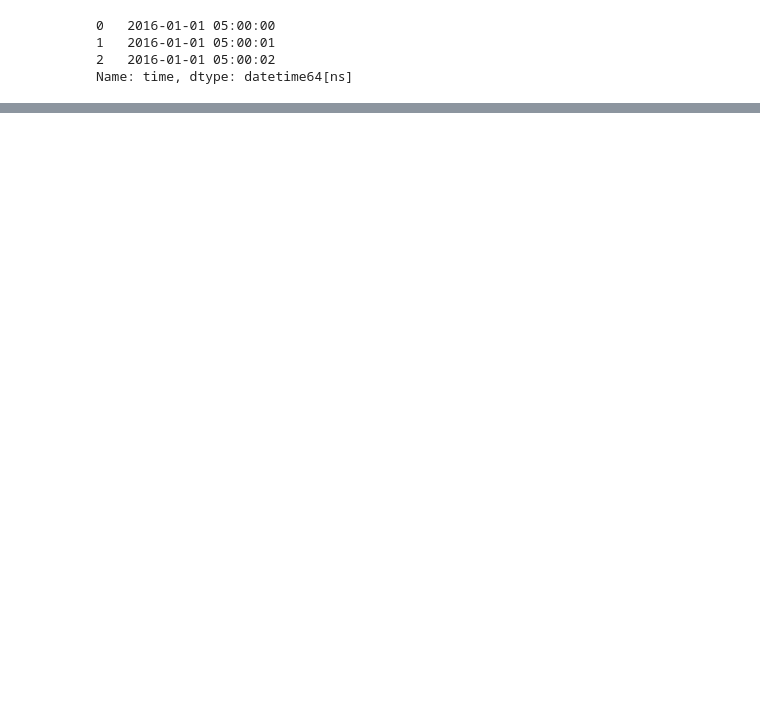
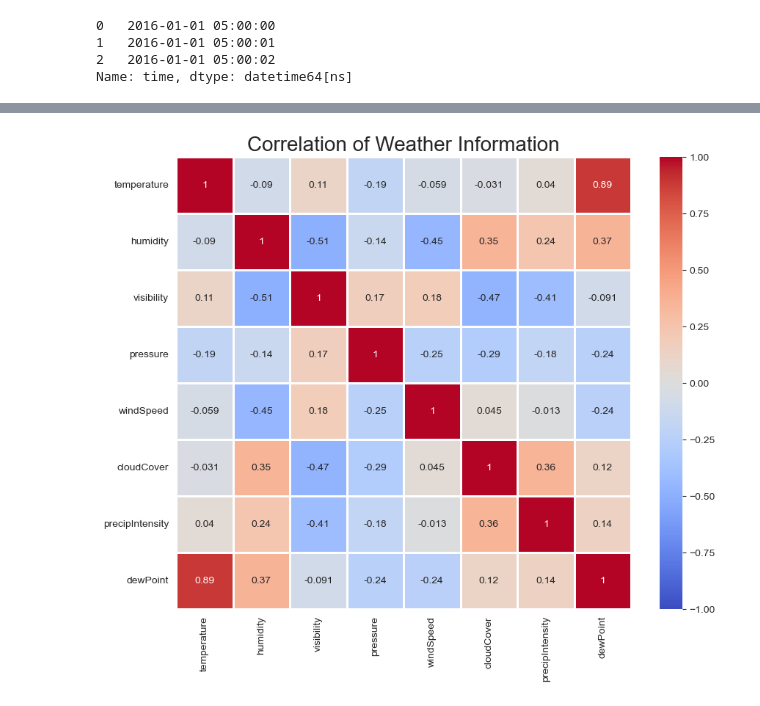
Before and after one commit to dmitriiDr/Notebooks_ML, a Jupyter notebook: 05_SmartHome_Energy_Consumption_and_Weather_Data_Analysis.ipynb, the cells around one changed output, grey strips where cells are left out. Drawn from its saved outputs; the diff is of its cells as text; code cells hidden in the pictures; blank space fills up the shorter version.

```diff
--- a/05_SmartHome_Energy_Consumption_and_Weather_Data_Analysis.ipynb
+++ b/05_SmartHome_Energy_Consumption_and_Weather_Data_Analysis.ipynb
@@ -223,0 +232,16 @@ layout
+# %%
+weather = ['temperature',
+           'humidity',
+           'visibility',
+           'pressure',
+           'windSpeed',
+           'cloudCover',
+           'precipIntensity',
+           'dewPoint']
+
+fig,ax = plt.subplots(figsize=(10, 8))
+sns.heatmap(dataset[weather].corr(), annot=True, vmin=-1.0, vmax=1.0, center=0,cmap='coolwarm',linewidth=1)
+ax.set_title('Correlation of Weather Information',size=20)
+plt.show()
+# %% [output]
+[figure, added]
```
Also changed, not shown: parts of 39 cells of this notebook.
